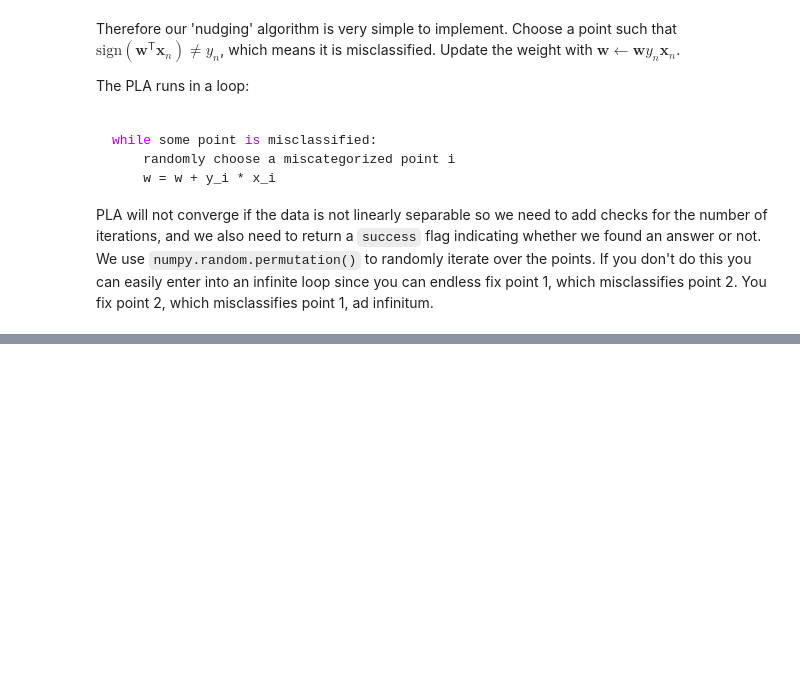
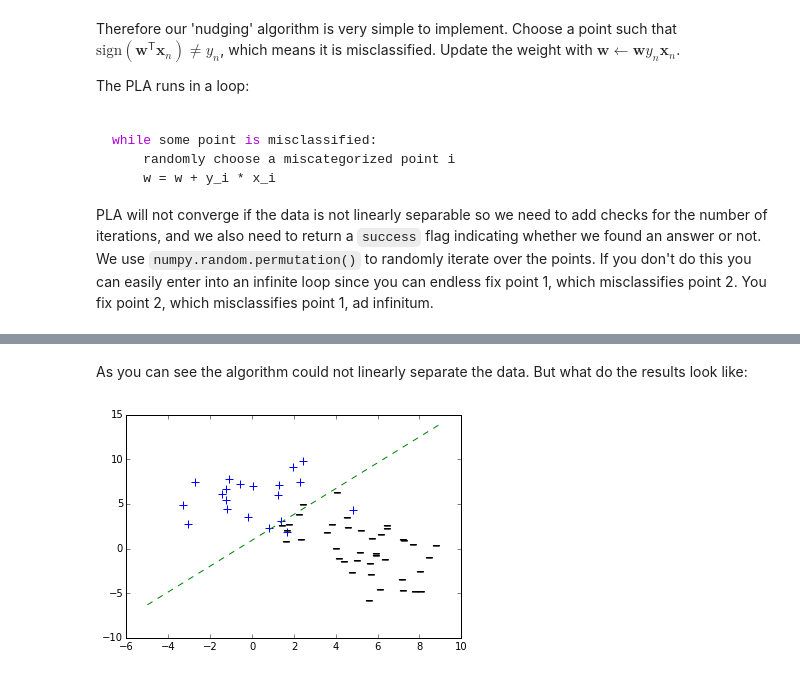
Before and after one commit to rlabbe/tutorials, a Jupyter notebook: Perceptron Learning Algorithm.ipynb, the cells around one changed output, grey strips where cells are left out. Drawn from its saved outputs; the diff is of its cells as text; code cells hidden in the pictures; blank space fills up the shorter version.

```diff
--- a/Perceptron Learning Algorithm.ipynb
+++ b/Perceptron Learning Algorithm.ipynb
@@ -281,0 +313,7 @@ numer of iterations 182
+# %% [markdown]
+As you can see the algorithm could not linearly separate the data. But what do the results look like:
+# %%
+plot_costs(ns_xs[:, 1], ns_xs[:, 2], ns_y)
+plot_weight_line(ns_weights[0, :], -5, 9)
+# %% [output]
+[figure, added]
```
Also changed, not shown: parts of 12 cells of this notebook.
